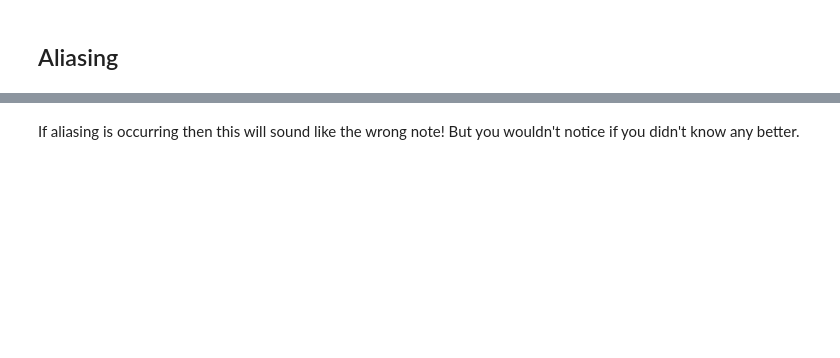
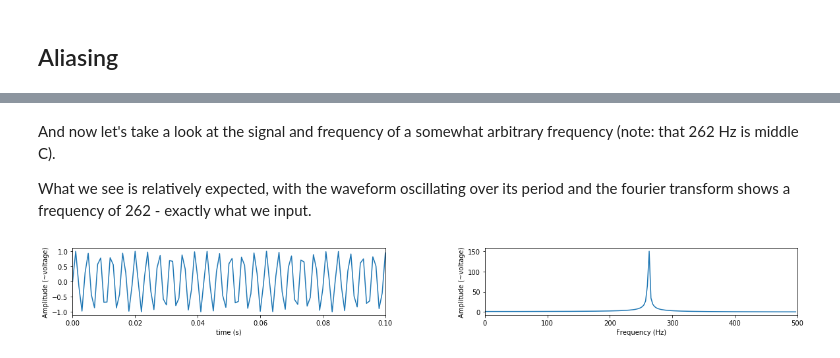
Before and after one commit to lukefiorio/signal_aliasing, a Jupyter notebook: signal processing - aliasing.ipynb, the cells around one changed output, grey strips where cells are left out. Saved outputs shown, nothing was run; the diff lists cells and outputs as text; code cells hidden in the pictures; blank space fills up the shorter version.

Commit message:
add summary & display aliasing effects

```diff
--- a/signal processing - aliasing.ipynb
+++ b/signal processing - aliasing.ipynb
@@ -17,7 +23,7 @@ Calculate step sizes (intervals per unit).
 # %%
 fs = 1000 # sample rate
 
-duration = 2
+duration = 0.35
 N = int(duration * fs)
 
 # step size
@@ -40 +57,25 @@ Optionally, we can amplify our single tone with as many tones as we like.
+# %%
+def plot_signal(f):
+
+    # create tone
+    x = tone(f)
+
+    # apply fourier transformation to x
+    X = np.fft.fftshift(np.fft.fft(x))
+
+    fig, ax = plt.subplots(ncols = 2, nrows = 1)
+    fig.set_size_inches(16, 2)
+    fig.tight_layout(h_pad = 6, w_pad = 12)
+
+    # plot waveform
+    ax[0].plot(t, x)
+    ax[0].set_xlim(0, 0.1) # limit to small time slice for readability
+    ax[0].set_xlabel('time (s)')
+    ax[0].set_ylabel('Amplitude (~voltage)')
+
+    # plot fourier transform
+    ax[1].plot(f_arr, np.abs(X))
+    ax[1].set_xlim(0, fs/2) # limit to positive frequencies
+    ax[1].set_xlabel('Frequency (Hz)')
+    ax[1].set_ylabel('Amplitude (~voltage)')
 # %% [markdown]
@@ -66,2 +82,0 @@ Text(0, 0.5, 'Amplitude (~voltage)')
-# %% [markdown]
-If aliasing is occurring then this will sound like the wrong note!  But you wouldn't notice if you didn't know any better.
@@ -70,0 +83,8 @@ sd.play(x, fs)
+# %% [markdown]
+And now let's take a look at the signal and frequency of a somewhat arbitrary frequency (note: that 262 Hz is middle C).
+
+What we see is relatively expected, with the waveform oscillating over its period and the fourier transform shows a frequency of 262 - exactly what we input.
+# %%
+plot_signal(262)
+# %% [output]
+[figure, added]
```
Also changed, not shown: parts of 25 cells of this notebook.
